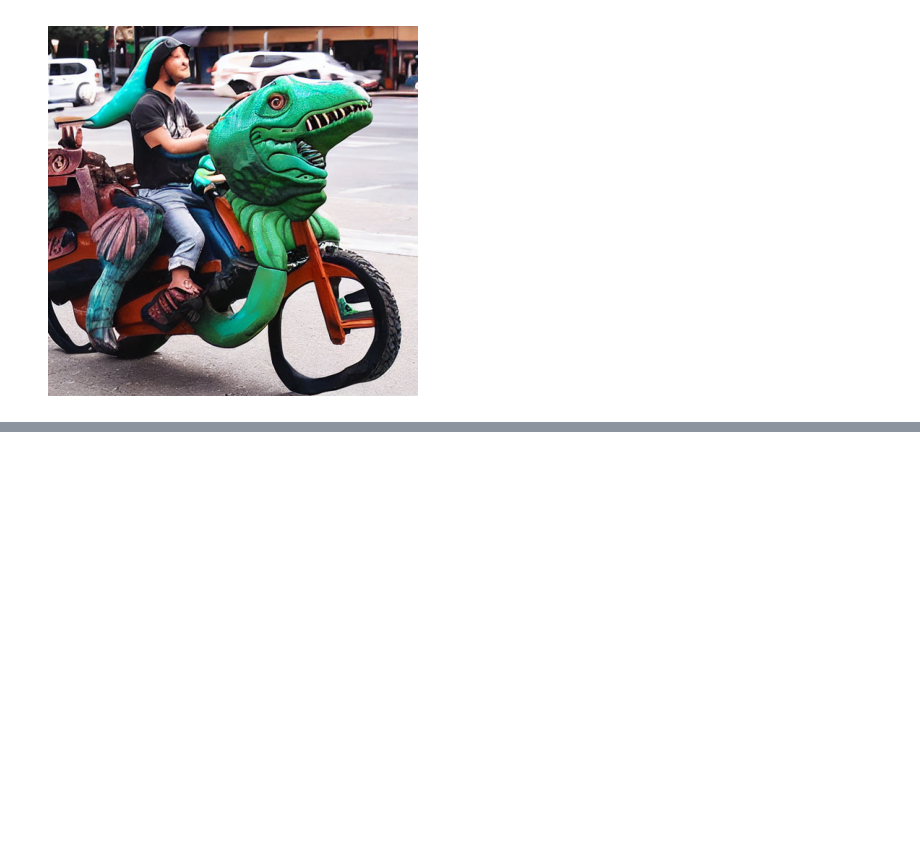
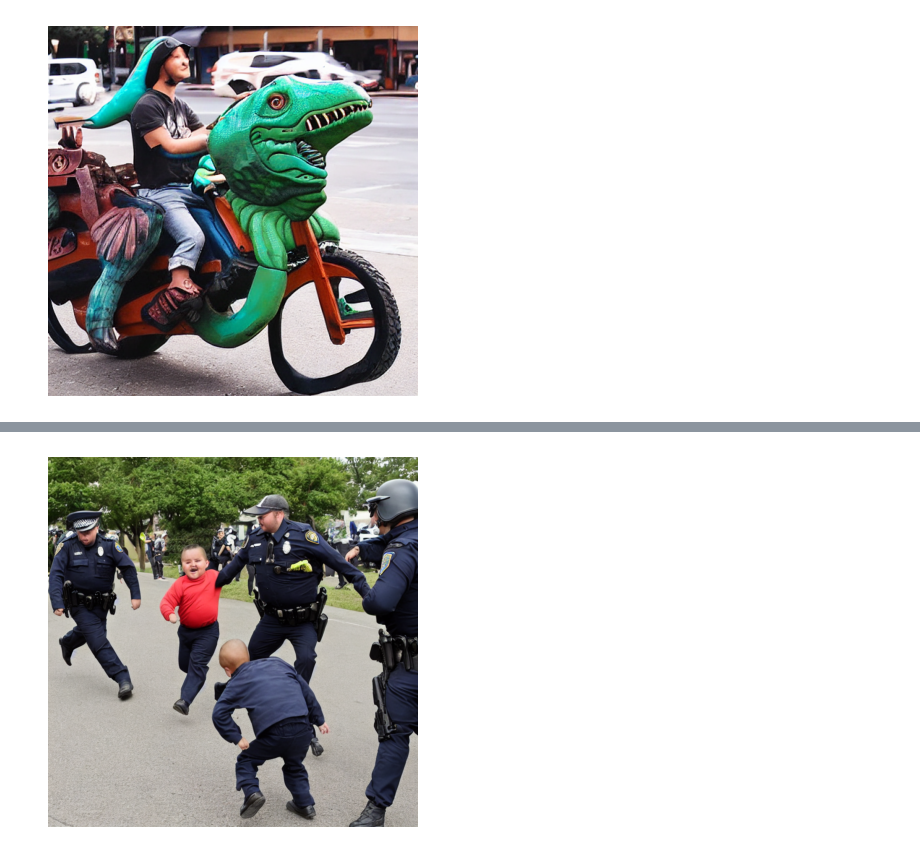
Before and after one commit to jaskiratkalra26/Hugging-Face-Models, a Jupyter notebook: text_to_image.ipynb, the cells around one changed output, grey strips where cells are left out. Cells and saved outputs as stored; diff of their text form; code cells hidden in the pictures; blank space fills up the shorter version.

```diff
--- a/text_to_image.ipynb
+++ b/text_to_image.ipynb
@@ -95,0 +118,8 @@ plt.show()
+# %%
+prompt = 'a fat kid running from police'
+image = pipe(prompt,height=800,width = 800,negative_prompt='unclear,ugly').images[0]
+plt.imshow(image)
+plt.axis('off')
+plt.show()
+# %% [output]
+[figure, added]
```
Also changed, not shown: parts of 3 cells of this notebook.
